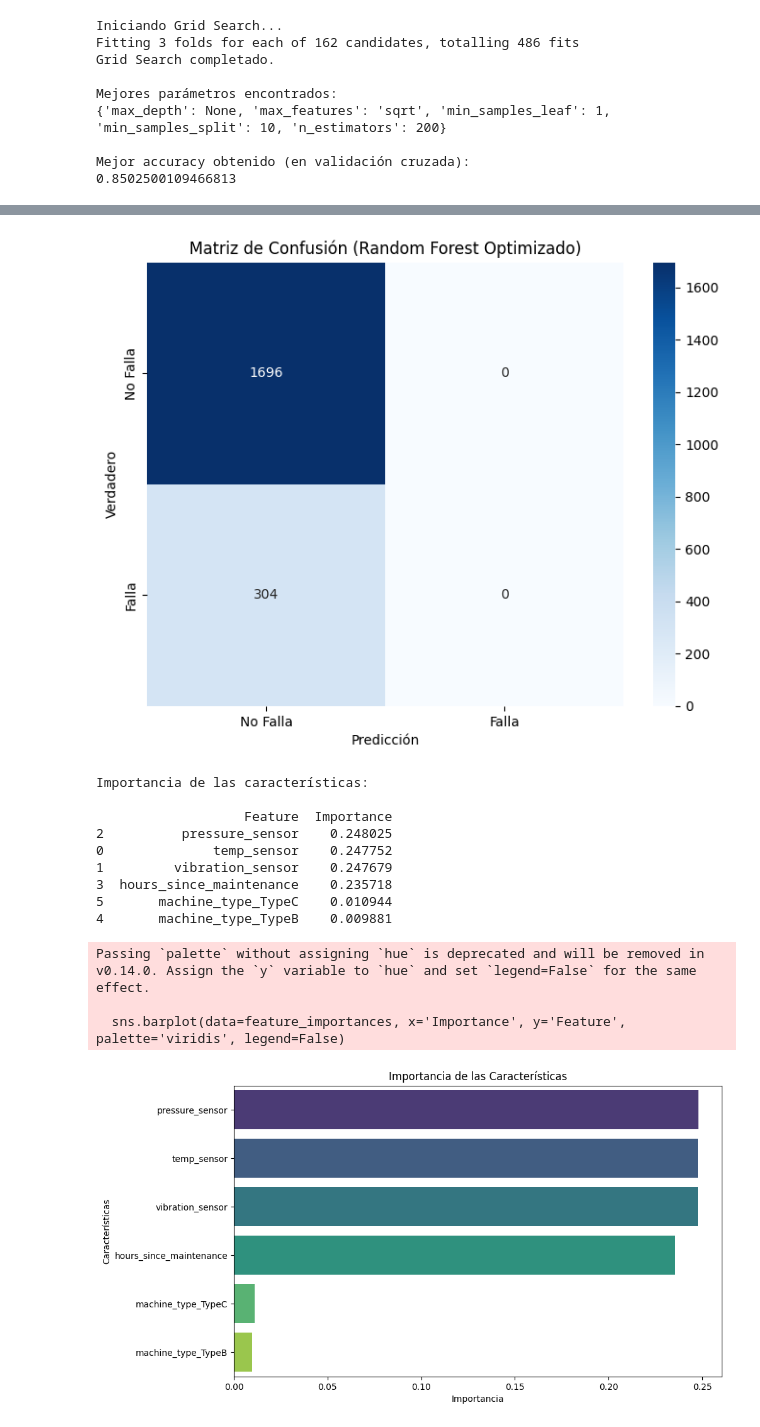
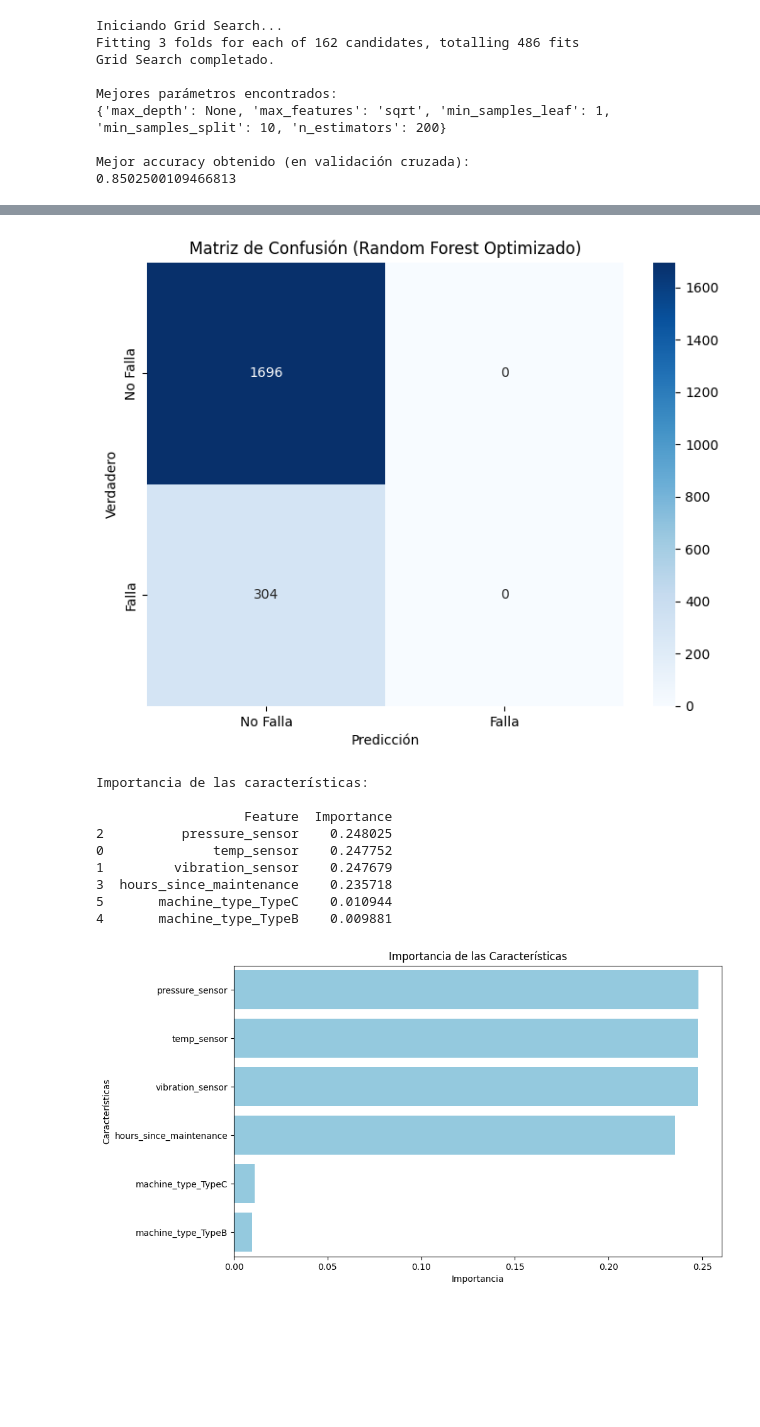
Before and after one commit to GzoC/Predicting_Industrial_Equipment_Failures_with-ML, a Jupyter notebook: notebooks/predicting_industrial_equipment_failures_with-ml.ipynb, the cells around one changed output, grey strips where cells are left out. Saved outputs shown, nothing was run; the diff lists cells and outputs as text; code cells hidden in the pictures; blank space fills up the shorter version.

```diff
--- a/notebooks/predicting_industrial_equipment_failures_with-ml.ipynb
+++ b/notebooks/predicting_industrial_equipment_failures_with-ml.ipynb
@@ -534,41 +534,38 @@ print(feature_importances)
 
 # Visualizar las características más importantes
 plt.figure(figsize=(10, 6))
-sns.barplot(data=feature_importances, x='Importance', y='Feature', palette='viridis', legend=False)
+sns.barplot(data=feature_importances, x='Importance', y='Feature', color='skyblue')
 plt.title('Importancia de las Características')
 plt.xlabel('Importancia')
 plt.ylabel('Características')
 plt.show()
 # %% [output]
 Precisión del modelo optimizado (Random Forest): 0.8480
 
 Reporte de Clasificación (Random Forest Optimizado):
 
               precision    recall  f1-score   support
 
            0       0.85      1.00      0.92      1696
            1       0.00      0.00      0.00       304
 
     accuracy                           0.85      2000
    macro avg       0.42      0.50      0.46      2000
 weighted avg       0.72      0.85      0.78      2000
 
 
 Matriz de Confusión (Random Forest Optimizado):
 
 [[1696    0]
  [ 304    0]]
 [figure]
 Importancia de las características:
 
                    Feature  Importance
 2          pressure_sensor    0.248025
 0              temp_sensor    0.247752
 1         vibration_sensor    0.247679
 3  hours_since_maintenance    0.235718
 5       machine_type_TypeC    0.010944
 4       machine_type_TypeB    0.009881
-Passing `palette` without assigning `hue` is deprecated and will be removed in v0.14.0. Assign the `y` variable to `hue` and set `legend=False` for the same effect.
-
-  sns.barplot(data=feature_importances, x='Importance', y='Feature', palette='viridis', legend=False)
-[figure, old version]
+[figure, new version]
```
